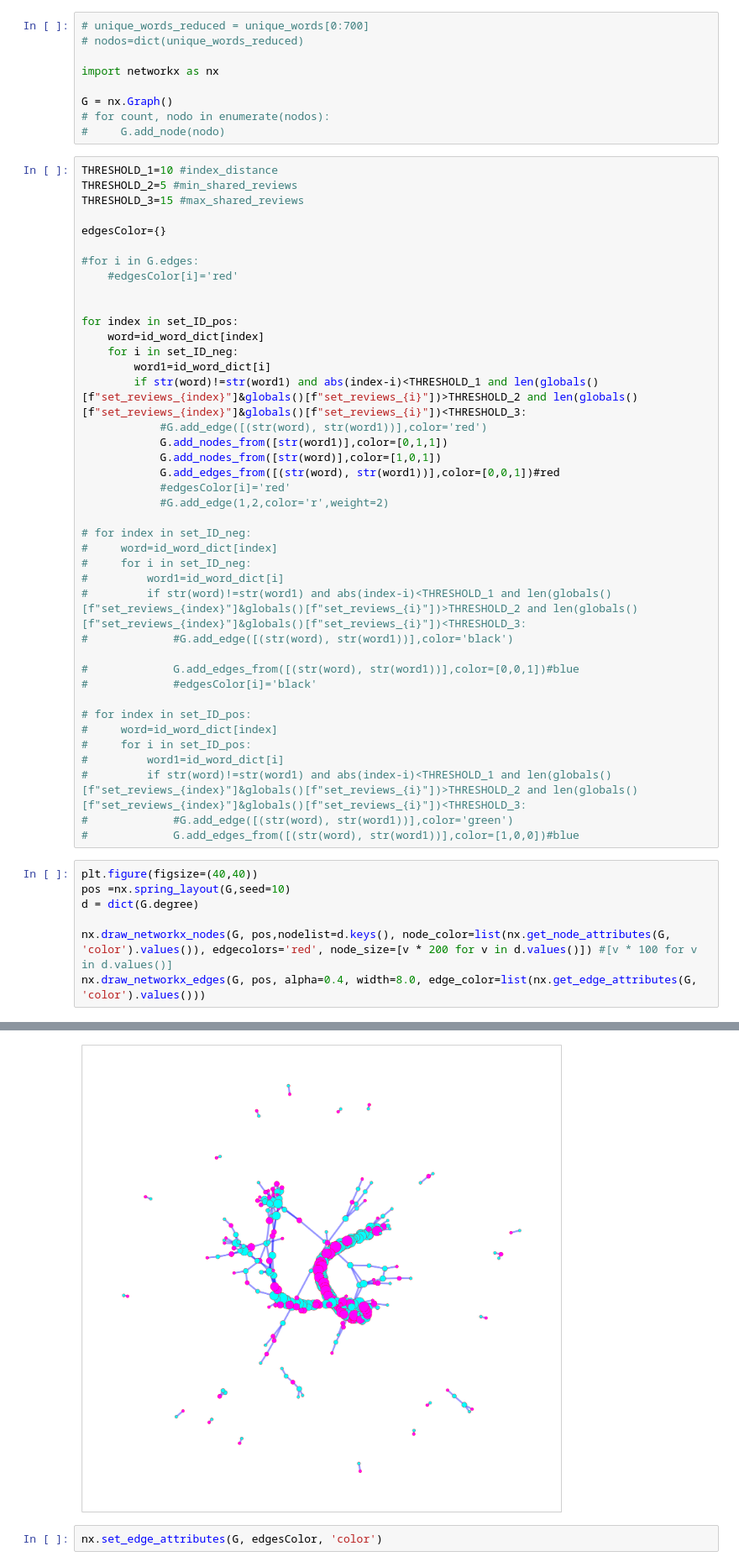
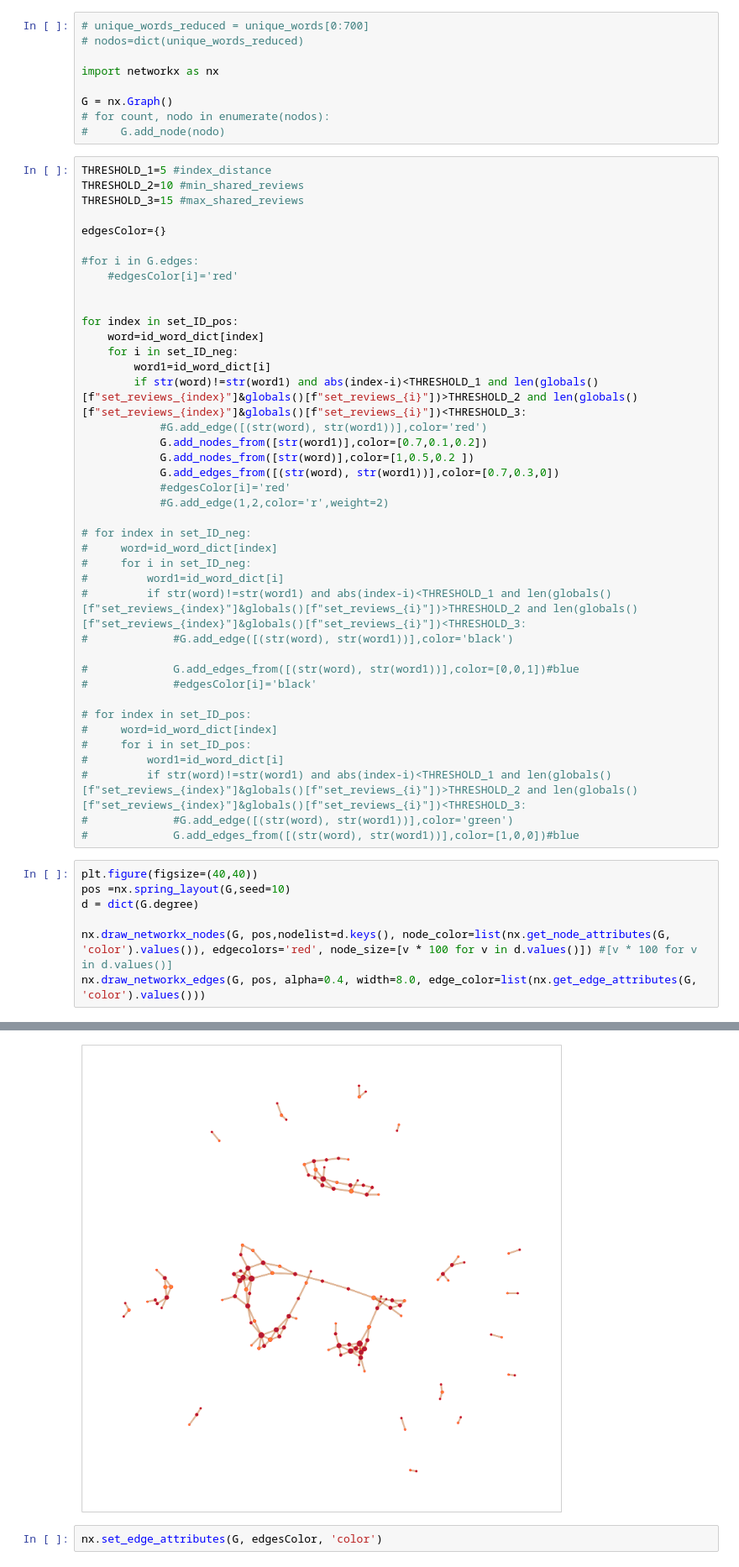
Before and after one commit to valfaro-v2/MagolegoTeamProject, a Jupyter notebook: SentimentAnalysis.ipynb, the cells around one changed output, grey strips where cells are left out. Shown: that part at 84% size. Drawn from its saved outputs; the diff is of its cells as text.

```diff
--- a/SentimentAnalysis.ipynb
+++ b/SentimentAnalysis.ipynb
@@ -268,8 +268,8 @@ G = nx.Graph()
 # for count, nodo in enumerate(nodos):
 #     G.add_node(nodo)
 # %%
-THRESHOLD_1=10 #index_distance
-THRESHOLD_2=5 #min_shared_reviews
+THRESHOLD_1=5 #index_distance
+THRESHOLD_2=10 #min_shared_reviews
 THRESHOLD_3=15 #max_shared_reviews
 
 edgesColor={}
@@ -284,9 +284,9 @@ for index in set_ID_pos:
         word1=id_word_dict[i]
         if str(word)!=str(word1) and abs(index-i)<THRESHOLD_1 and len(globals()[f"set_reviews_{index}"]&globals()[f"set_reviews_{i}"])>THRESHOLD_2 and len(globals()[f"set_reviews_{index}"]&globals()[f"set_reviews_{i}"])<THRESHOLD_3:
             #G.add_edge([(str(word), str(word1))],color='red')
-            G.add_nodes_from([str(word1)],color=[0,1,1])
-            G.add_nodes_from([str(word)],color=[1,0,1])
-            G.add_edges_from([(str(word), str(word1))],color=[0,0,1])#red
+            G.add_nodes_from([str(word1)],color=[0.7,0.1,0.2])
+            G.add_nodes_from([str(word)],color=[1,0.5,0.2 ])
+            G.add_edges_from([(str(word), str(word1))],color=[0.7,0.3,0])
             #edgesColor[i]='red'
             #G.add_edge(1,2,color='r',weight=2)
 
@@ -310,13 +310,13 @@ for index in set_ID_pos:
 # %%
 plt.figure(figsize=(40,40))
 pos =nx.spring_layout(G,seed=10)
 d = dict(G.degree)
 
-nx.draw_networkx_nodes(G, pos,nodelist=d.keys(), node_color=list(nx.get_node_attributes(G, 'color').values()), edgecolors='red', node_size=[v * 200 for v in d.values()]) #[v * 100 for v in d.values()]
+nx.draw_networkx_nodes(G, pos,nodelist=d.keys(), node_color=list(nx.get_node_attributes(G, 'color').values()), edgecolors='red', node_size=[v * 100 for v in d.values()]) #[v * 100 for v in d.values()]
 nx.draw_networkx_edges(G, pos, alpha=0.4, width=8.0, edge_color=list(nx.get_edge_attributes(G, 'color').values()))
 # %% [output]
 <matplotlib.collections.LineCollection at 0x...>
-[figure, old version]
+[figure, new version]
 # %%
 nx.set_edge_attributes(G, edgesColor, 'color')
 # %%
```
Also changed, not shown: parts of 4 cells of this notebook.
